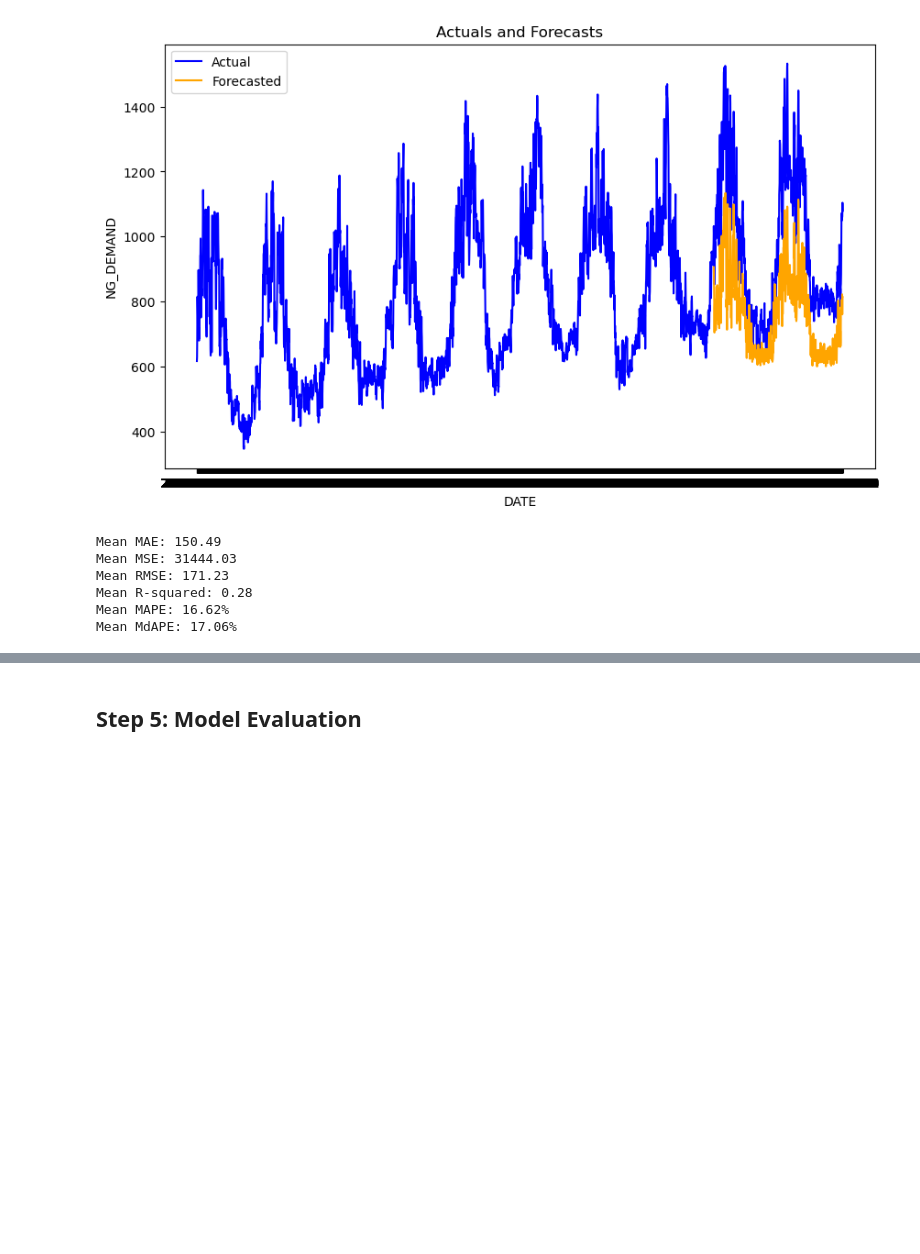
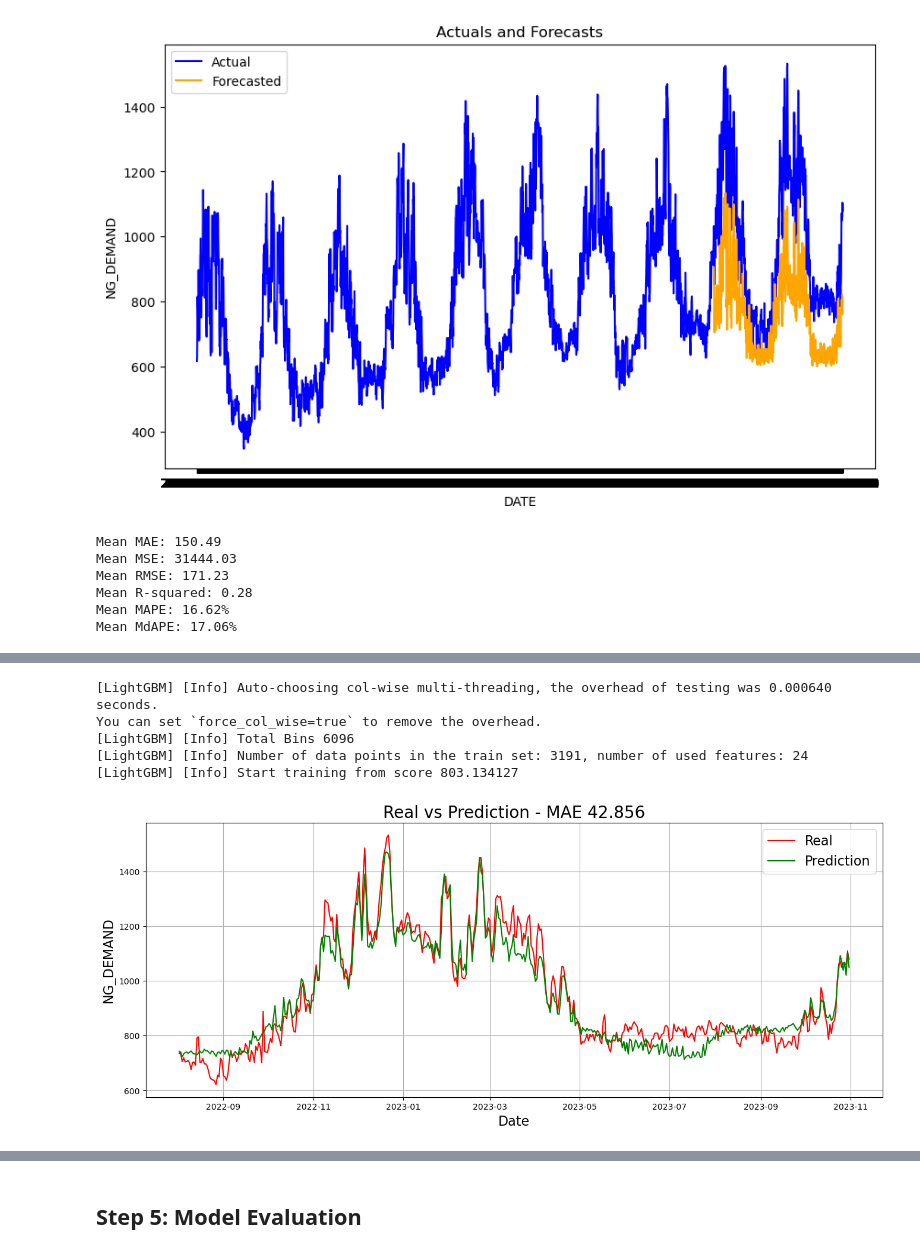
Before and after one commit to Nathan-13/Capstone-Project_Forecasting-Natural-Gas-Demand, a Jupyter notebook: Notebooks/model_building.ipynb, the cells around one changed output, grey strips where cells are left out. Cells and saved outputs as stored; diff of their text form; code cells hidden in the pictures; blank space fills up the shorter version.

Commit message:
Commit LightGBM and Prophet

```diff
--- a/Notebooks/model_building.ipynb
+++ b/Notebooks/model_building.ipynb
@@ -738,0 +1031,56 @@ Mean MdAPE: 17.06%
+# %%
+import pandas as pd
+import numpy as np
+from sklearn.metrics import mean_absolute_error
+from lightgbm import LGBMRegressor
+import matplotlib.pyplot as plt
+
+def train_time_series_with_folds_autoreg_prophet_features(df, horizon=456, lags=[1, 2, 3, 4, 5]):
+    # Create a dataframe containing all the new features created with Prophet
+    new_prophet_features = prophet_features(df, horizon=horizon)
+
+    # Check if 'level_0' already exists before resetting the index
+    if 'level_0' not in df.columns:
+        df.reset_index(inplace=True)
+
+    # Convert 'DATE' column to datetime
+    df['DATE'] = pd.to_datetime(df['DATE'])
+
+    # Merge the Prophet features dataframe with our initial dataframe
+    df = pd.merge(df, new_prophet_features, left_on=['DATE'], right_on=['ds'], how='inner')
+    df.drop(['ds'], axis=1, inplace=True)  # Drop unnecessary columns
+    df.set_index('DATE', inplace=True)
+
+    # Use Prophet predictions to create some lag variables (yhat column)
+    for lag in lags:
+        df[f'yhat_lag_{lag}'] = df['yhat'].shift(lag)
+    df.dropna(axis=0, how='any', inplace=True)  # Drop rows with NaN values
+
+    X = df.drop('NG_DEMAND', axis=1)
+    y = df['NG_DEMAND']
+
+    # Using the data from the previous week as an example for validation
+    X_train, X_test = X.iloc[:-horizon,:], X.iloc[-horizon:,:]
+    y_train, y_test = y.iloc[:-horizon], y.iloc[-horizon:]
+
+    # Define the LightGBM model, train, and make predictions
+    model = LGBMRegressor(random_state=42)
+    model.fit(X_train, y_train)
+    predictions = model.predict(X_test)
+
+    # Calculate MAE
+    mae = np.round(mean_absolute_error(y_test, predictions), 3)
+
+    # Plot the real vs prediction for the last week of the dataset
+    fig = plt.figure(figsize=(16,6))
+    plt.title(f'Real vs Prediction - MAE {mae}', fontsize=20)
+    plt.plot(y_test.index, y_test.values, color='red', label='Real')
+    plt.plot(y_test.index, predictions, color='green', label='Prediction')
+    plt.xlabel('Date', fontsize=16)
+    plt.ylabel('NG_DEMAND', fontsize=16)
+    plt.legend(fontsize=16)
+    plt.grid()
+    plt.show()
+
+train_time_series_with_folds_autoreg_prophet_features(merged_df)
+# %% [output]
@@ -738,0 +1089,6 @@ Mean MdAPE: 17.06%
+[LightGBM] [Info] Auto-choosing col-wise multi-threading, the overhead of testing was 0.000640 seconds.
+You can set `force_col_wise=true` to remove the overhead.
+[LightGBM] [Info] Total Bins 6096
+[LightGBM] [Info] Number of data points in the train set: 3191, number of used features: 24
+[LightGBM] [Info] Start training from score 803.134127
+[figure, added]
```
Also changed, not shown: parts of 12 cells of this notebook.
